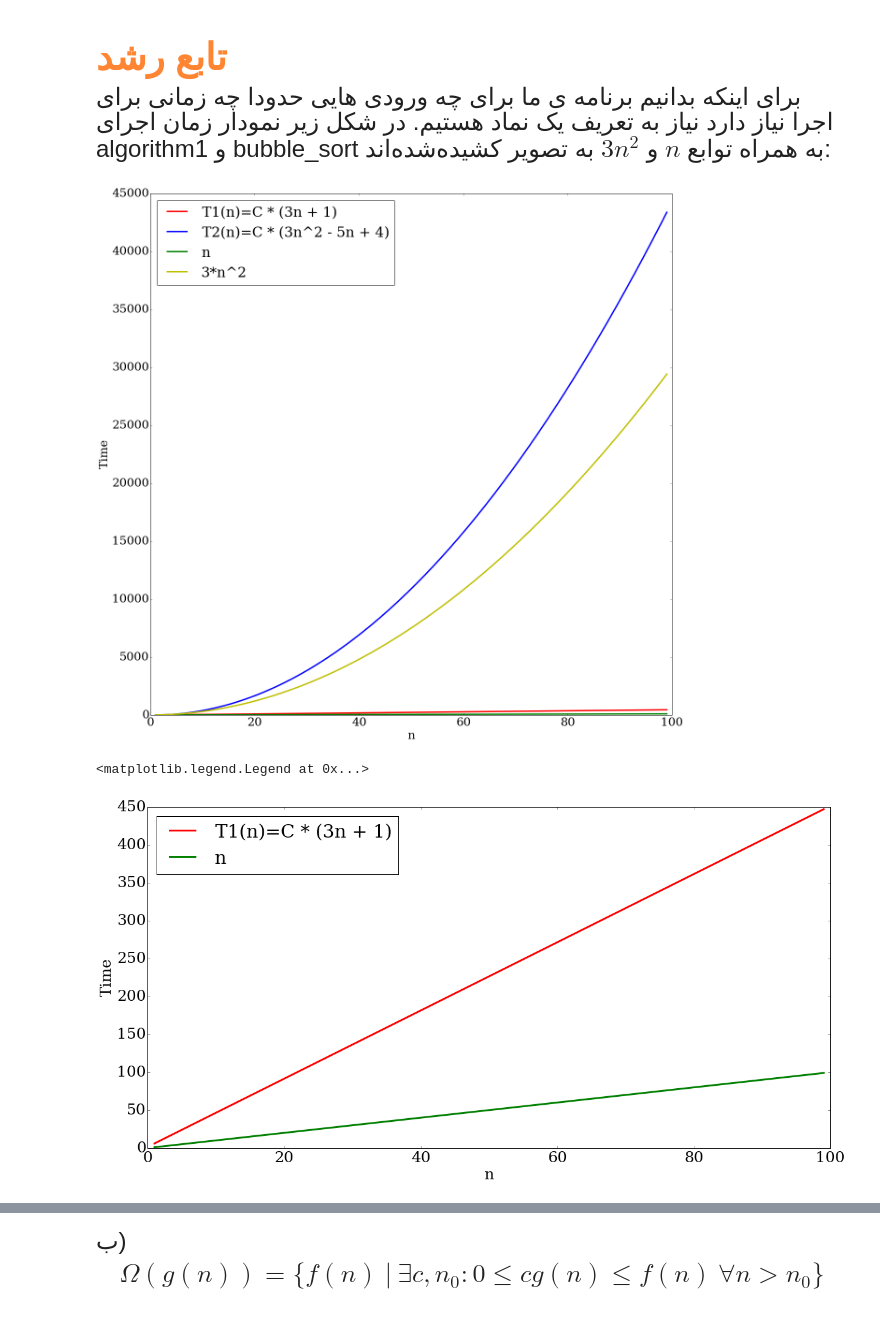
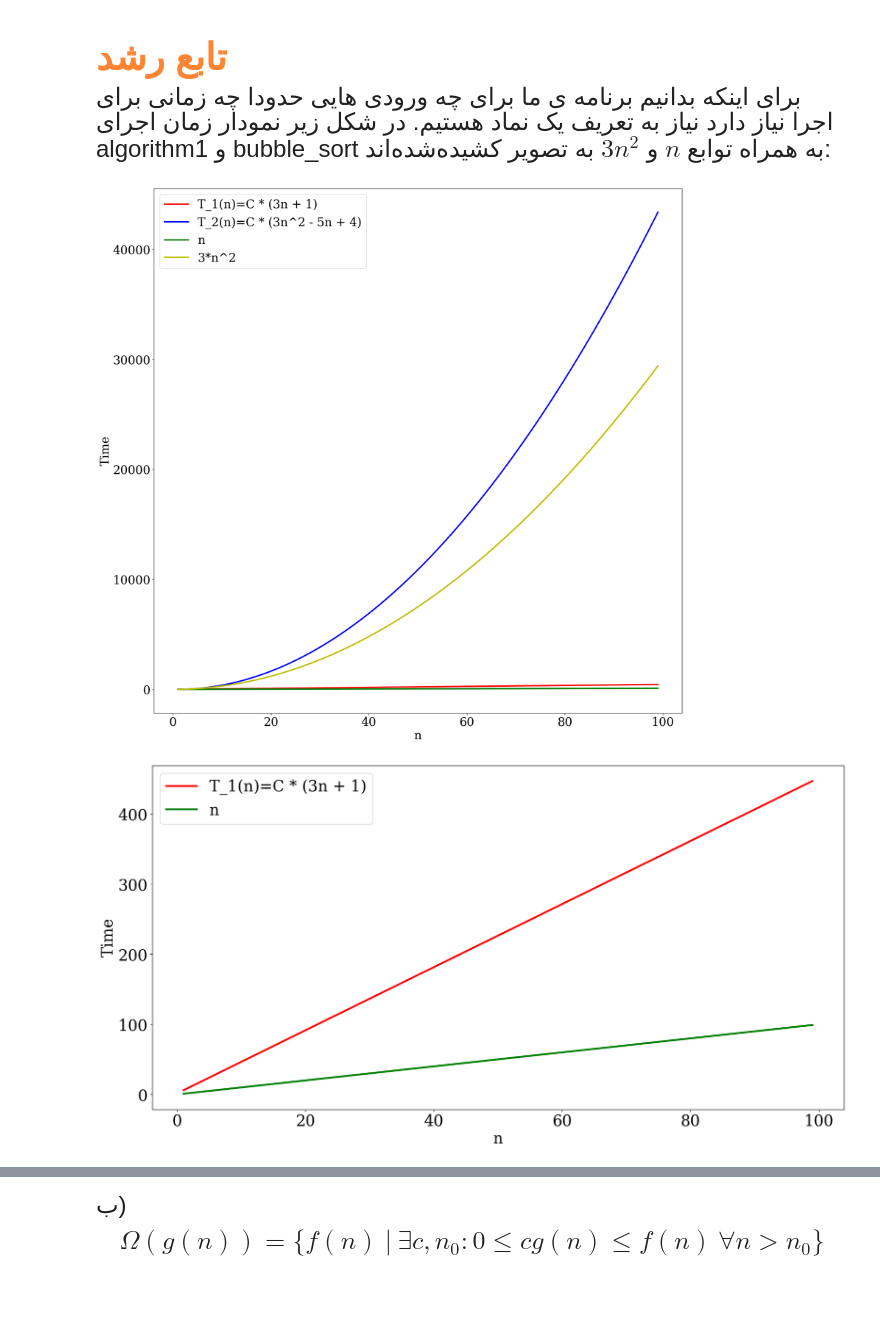
Before and after one commit to SharifiZarchi/Data_Structures_Algorithms, a Jupyter notebook: 03_Complexity_Analysis_of_Algorithms/03_01_Basics_and_Defenition_of_Algorithms_Complexity/03_01_Basics_and_Defenition_of_Algorithms_Complexity.ipynb, the cells around one changed output, grey strips where cells are left out. Saved outputs shown, nothing was run; the diff lists cells and outputs as text; code cells hidden in the pictures.

```diff
--- a/03_Complexity_Analysis_of_Algorithms/03_01_Basics_and_Defenition_of_Algorithms_Complexity/03_01_Basics_and_Defenition_of_Algorithms_Complexity.ipynb
+++ b/03_Complexity_Analysis_of_Algorithms/03_01_Basics_and_Defenition_of_Algorithms_Complexity/03_01_Basics_and_Defenition_of_Algorithms_Complexity.ipynb
@@ -148,9 +143,6 @@ The slowest run took 9.32 times longer than the fastest. This could mean that an
 زمان های بعضی توابع دیگر
 </font></div>
 # %%
-n = 100000
-
-%timeit -n10 -r3 a = [0 for i in xrange(n)]
-%timeit -n10 -r3 a = [0 for i in range(n)]
-%timeit -n10 -r3 b = a
+%timeit -r 3 -n 10 a = [0 for i in range(100000)]
+%timeit -r 3 -n 10 b = a
 # %% [output]
@@ -613,24 +590,25 @@ plot(N, time)
 # %%
 def plot2(max_n):
     figure(figsize=(20, 20))
     xlabel("n")
     ylabel("Time")
     C = 1.5
     max_n = 100
     x = range(1, max_n)
     y = [C * (3 * n + 1) for n in x]
-    plot(x, y, 'r', label='T1(n)=C * (3n + 1)')
+    plot(x, y, 'r', label='T_1(n)=C * (3n + 1)')
     y = [C * (3 * (n * n) - 5 * n + 4) for n in x]
-    plot(x, y, 'b', label='T2(n)=C * (3n^2 - 5n + 4)')
+    plot(x, y, 'b', label='T_2(n)=C * (3n^2 - 5n + 4)')
     y = [n for n in x]
     plot(x, y, 'g', label='n')
     y = [3*(n * n) for n in x]
     plot(x, y, 'y', label='3*n^2')
     legend(loc=2)
+    show()
 
 plot2(100)
 # %% [output]
-[figure, old version]
+[figure, new version]
 # %%
 figure(figsize=(20, 10))
 xlabel("n")
@@ -639,12 +617,12 @@ C = 1.5
 max_n = 100
 x = range(1, max_n)
 y = [C * (3 * n + 1) for n in x]
-plot(x, y, 'r', label='T1(n)=C * (3n + 1)')
+plot(x, y, 'r', label='T_1(n)=C * (3n + 1)')
 y = [n for n in x]
 plot(x, y, 'g', label='n')
 legend(loc=2)
+show()
 # %% [output]
-<matplotlib.legend.Legend at 0x...>
-[figure, old version]
+[figure, new version]
 # %% [markdown]
 <div style="direction:rtl;line-height:300%;"><font face="B Nazanin" size=5>
```
Also changed, not shown: parts of 43 cells of this notebook.
